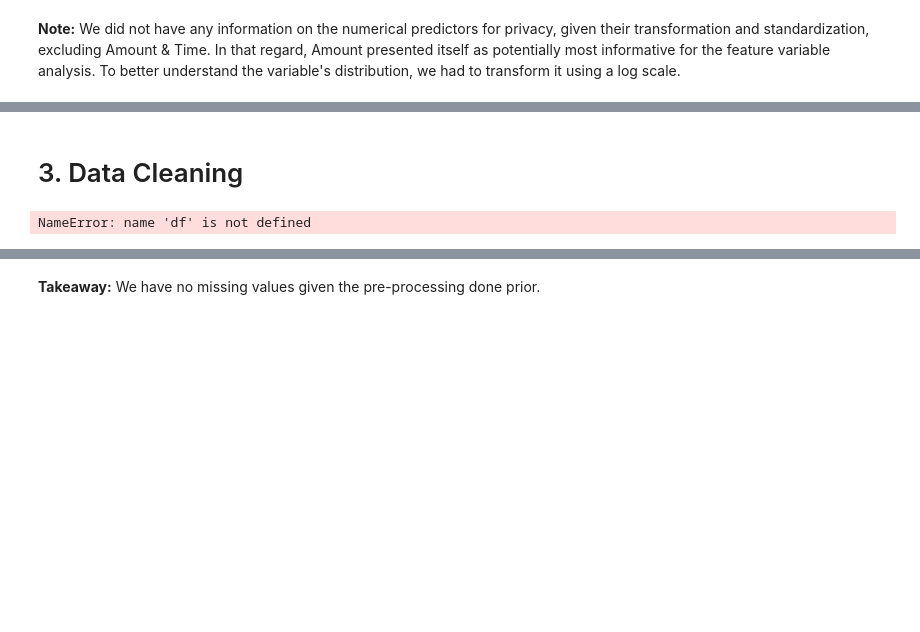
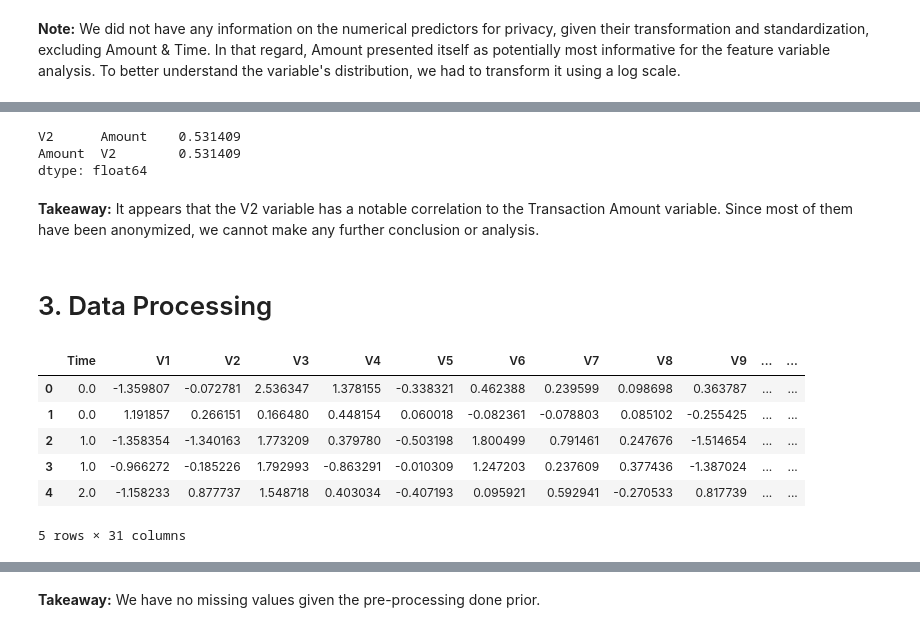
Before and after one commit to aorsot1/data_science_kaggle_datasets, a Jupyter notebook: Competitions/Python/fraud-detection-auprc-99-6.ipynb, the cells around one changed output, grey strips where cells are left out. Saved outputs shown, nothing was run; the diff lists cells and outputs as text; code cells hidden in the pictures; blank space fills up the shorter version.

```diff
--- a/Competitions/Python/fraud-detection-auprc-99-6.ipynb
+++ b/Competitions/Python/fraud-detection-auprc-99-6.ipynb
@@ -177,19 +190,56 @@ Name: Amount, dtype: float64
+# %%
+# Filtering those with some signigicant correlation coefficients
+matrix = df.corr()
+matrix = abs(matrix).unstack()
+matrix = matrix[matrix.between(0.5, 1, inclusive='neither')]
+
+print(matrix)
+# %% [output]
+V2      Amount    0.531409
+Amount  V2        0.531409
+dtype: float64
+# %% [markdown]
+**Takeaway:** It appears that the V2 variable has a notable correlation to the Transaction Amount variable. Since most of them have been anonymized, we cannot make any further conclusion or analysis.
 # %% [markdown]
-# 3. Data Cleaning
+# 3. Data Processing
-# %%
-## Missing Values
-sum_nulls = df.isna().sum().sum()
-print("There are %2d null/na values in the dataset" % sum_nulls)
-
-if sum_nulls > 0:
-    plt.figure(figsize=(10,6))
-    sns.heatmap(df.isna().transpose(),
-                cmap="YlGnBu",
-                cbar_kws={'label': 'Missing Data'})
-    plt.xlabel("Features")
-    plt.ylabel("Observations")
-    plt.show()
-else:
-    pass
-# %% [output]
-NameError: name 'df' is not defined
+# %%
+## Simple processing steps
+def basic_processing(data, col_drop, col_rename):
+    """ Basic data processing: drop/rename columns, remove duplicate(s)
+
+    Parameters
+    ----------
+    data : dataframe
+        A dataset
+    col_drop : list
+        A list of column names to drop
+    col_rename : dict
+        A dictionary pairing the old and new column names desired
+
+    Returns
+    -------
+    data
+        a modified dataframe
+    """
+    #Drop the 'Serial No.' column
+    if len(col_drop) > 0:
+        data.drop(col_drop, axis=1, inplace=True)
+
+    # Renaming the target variable and one predictor
+    if col_rename:
+        data.rename(columns=col_rename, inplace=True)
+
+    # Removing any Duplicate Observations if any
+    data.drop_duplicates(keep='first', inplace=True)
+    return data
+# %%
+df = basic_processing(df, col_drop = [], col_rename = {"target": "target"})
+df.head()
+# %% [output]
+|  | Time | V1 | V2 | V3 | V4 | V5 | V6 | V7 | V8 | V9 | ... | ... |
+| 0 | 0.0 | -1.359807 | -0.072781 | 2.536347 | 1.378155 | -0.338321 | 0.462388 | 0.239599 | 0.098698 | 0.363787 | ... | ... |
+| 1 | 0.0 | 1.191857 | 0.266151 | 0.166480 | 0.448154 | 0.060018 | -0.082361 | -0.078803 | 0.085102 | -0.255425 | ... | ... |
+| 2 | 1.0 | -1.358354 | -1.340163 | 1.773209 | 0.379780 | -0.503198 | 1.800499 | 0.791461 | 0.247676 | -1.514654 | ... | ... |
+| 3 | 1.0 | -0.966272 | -0.185226 | 1.792993 | -0.863291 | -0.010309 | 1.247203 | 0.237609 | 0.377436 | -1.387024 | ... | ... |
+| 4 | 2.0 | -1.158233 | 0.877737 | 1.548718 | 0.403034 | -0.407193 | 0.095921 | 0.592941 | -0.270533 | 0.817739 | ... | ... |
+5 rows × 31 columns
```
Also changed, not shown: parts of 61 cells of this notebook.
